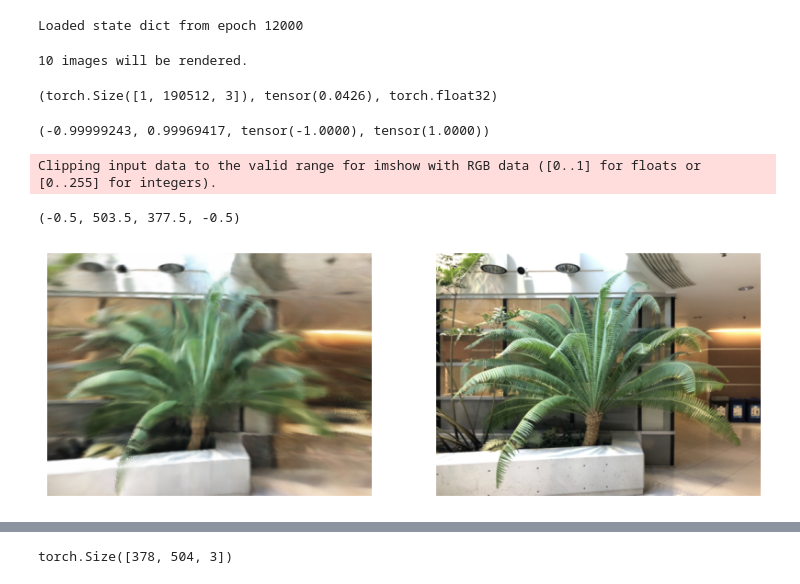
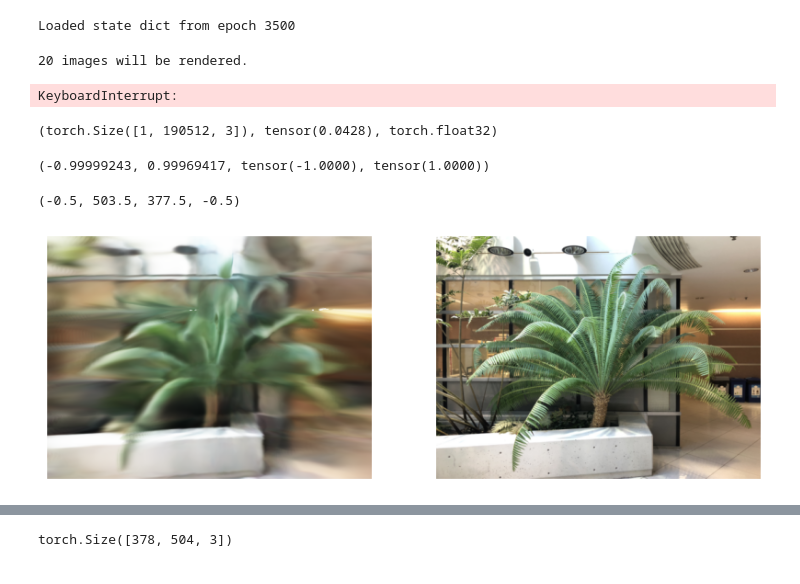
Before and after one commit to kjae0/NeRF-Zoo, a Jupyter notebook: src/test.ipynb, the cells around one changed output, grey strips where cells are left out. Cells and saved outputs as stored; diff of their text form; code cells hidden in the pictures.

```diff
--- a/src/test.ipynb
+++ b/src/test.ipynb
@@ -23,7 +23,7 @@ from nerf.models import build_model
 from nerf.engines import build_engine
 import torch
 # %%
-state_dict = torch.load("/home/diya/Public/Image2Smiles/jy/NeRF-Zoo/ckpts/fern/20240911-000301/ckpt_12000.pt", map_location='cuda:3')
+state_dict = torch.load("/home/diya/Public/Image2Smiles/jy/NeRF-Zoo/ckpts/fern/20240911-132432/ckpt_3500.pt", map_location='cuda:3')
 # %%
 # model = nerf.NeRF()
 
@@ -31,15 +33,16 @@ model = build_engine(cfg)
 # %%
 model.load_state_dict(state_dict)
 # %% [output]
-Loaded state dict from epoch 12000
+Loaded state dict from epoch 3500
 # %%
-out = model.render_spiral(dset, batch_size=8192, n_views=10, render_train=False)
+out = model.render_spiral(dset, batch_size=8192, n_views=10, render_train=True)
 # %% [output]
-10 images will be rendered.
+20 images will be rendered.
+KeyboardInterrupt:
 # %%
 out[0].shape, out[0].min(), out[0].dtype
 # %% [output]
-(torch.Size([1, 190512, 3]), tensor(0.0426), torch.float32)
+(torch.Size([1, 190512, 3]), tensor(0.0428), torch.float32)
 # %%
 sp[:, :3, :4].min(), sp[:, :3, :4].max(), dset.poses.min(), dset.poses.max()
 # %% [output]
@@ -47,23 +50,22 @@ sp[:, :3, :4].min(), sp[:, :3, :4].max(), dset.poses.min(), dset.poses.max()
 # %%
 import matplotlib.pyplot as plt
 
 H, W = dset.get_H(), dset.get_W()
 
-idx = 4
+idx = 3
 
 sample = out[idx].view(-1, H, W, 3)
 
 plt.figure(figsize=(10, 5))
 plt.subplot(121)
 plt.imshow(sample[0])
 plt.axis("off")
 plt.subplot(122)
 plt.imshow(dset.images[idx].permute(1, 2, 0))
 plt.axis("off")
 # %% [output]
-Clipping input data to the valid range for imshow with RGB data ([0..1] for floats or [0..255] for integers).
+(-0.5, 503.5, 377.5, -0.5)
-(-0.5, 503.5, 377.5, -0.5)
-[figure, old version]
+[figure, new version]
 # %%
 import numpy as np
 import matplotlib.pyplot as plt
```
Also changed, not shown: parts of 7 cells of this notebook, 14 other files.
